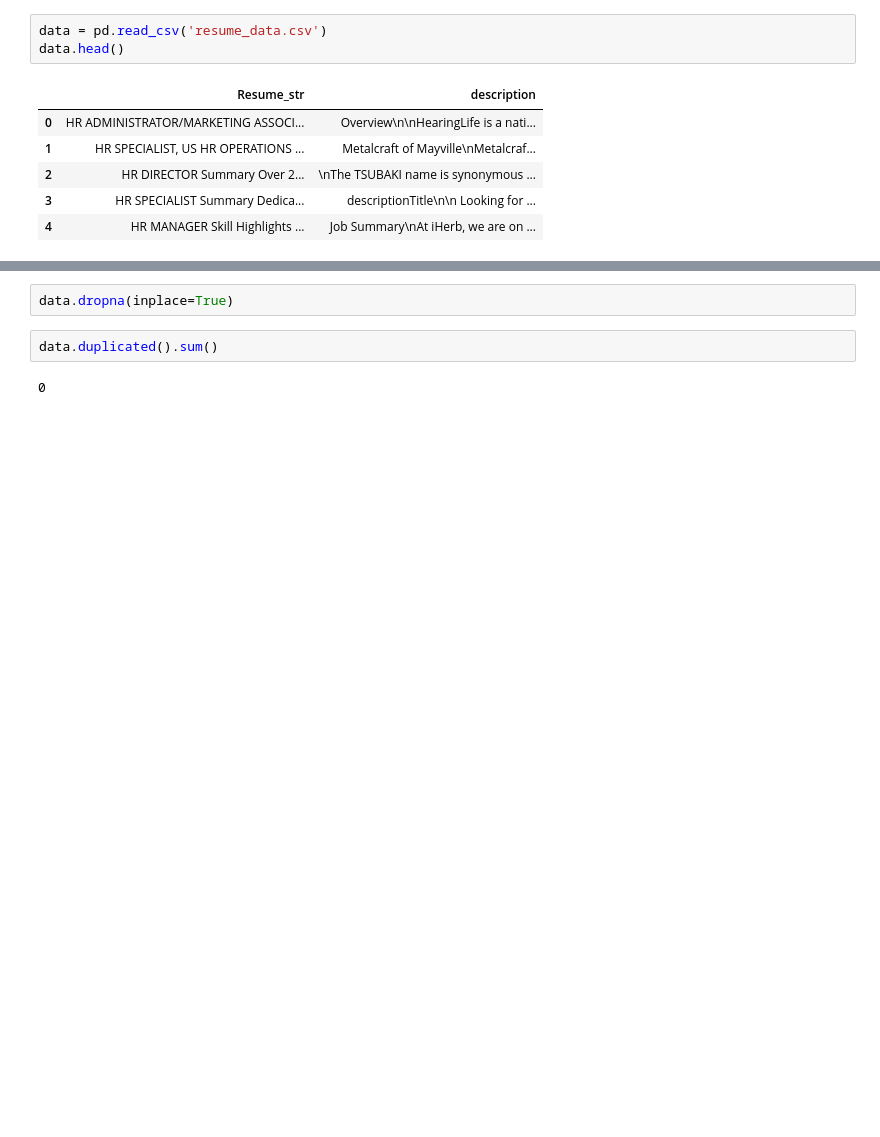
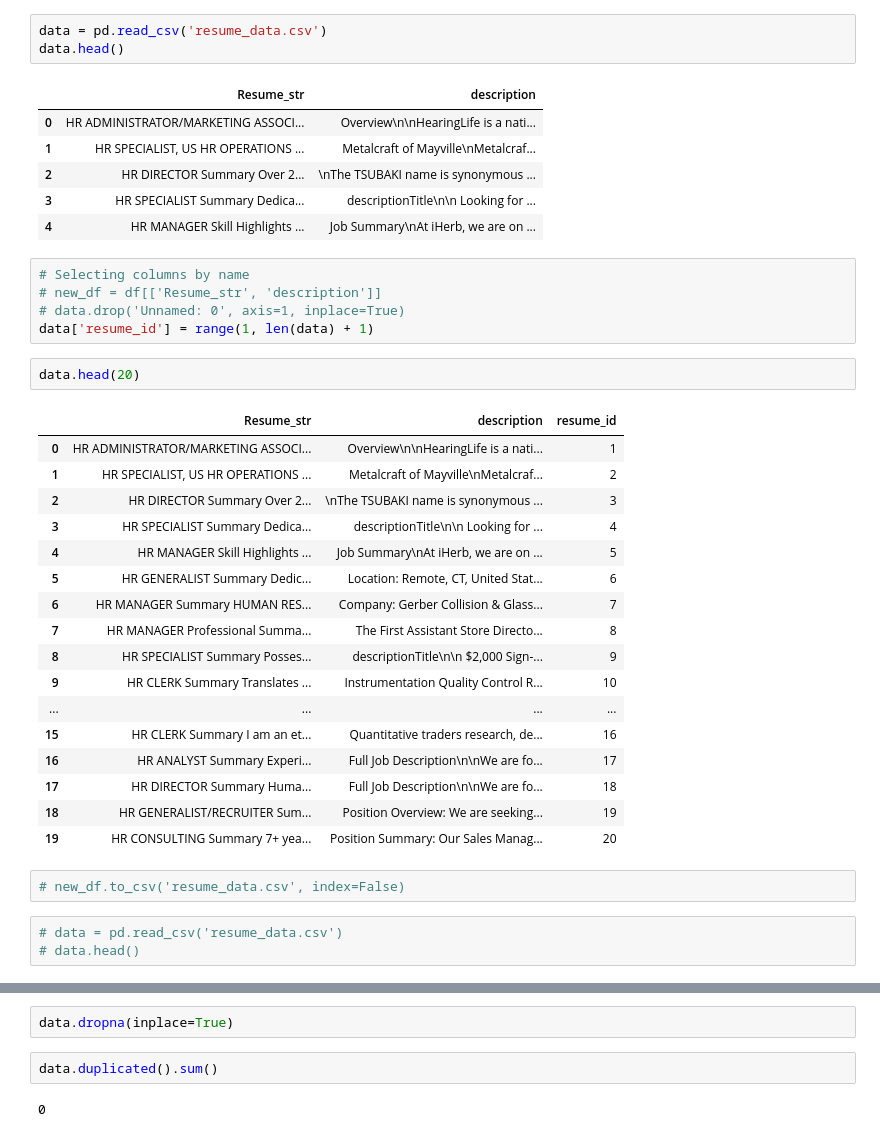
Before and after one commit to ChaitanyaParab11/63_DETR_BnB24, a Jupyter notebook: Ismail.ipynb, the cells around one changed output, grey strips where cells are left out. Saved outputs shown, nothing was run; the diff lists cells and outputs as text; blank space fills up the shorter version.

```diff
--- a/Ismail.ipynb
+++ b/Ismail.ipynb
@@ -51,6 +15,36 @@ data.head()
 | 2 | HR DIRECTOR Summary Over 2... | \nThe TSUBAKI name is synonymous ... |
 | 3 | HR SPECIALIST Summary Dedica... | descriptionTitle\n\n Looking for ... |
 | 4 | HR MANAGER Skill Highlights ... | Job Summary\nAt iHerb, we are on ... |
+# %%
+# Selecting columns by name
+# new_df = df[['Resume_str', 'description']]
+# data.drop('Unnamed: 0', axis=1, inplace=True)
+data['resume_id'] = range(1, len(data) + 1)
+# %%
+data.head(20)
+# %% [output]
+|  | Resume_str | description | resume_id |
+| 0 | HR ADMINISTRATOR/MARKETING ASSOCI... | Overview\n\nHearingLife is a nati... | 1 |
+| 1 | HR SPECIALIST, US HR OPERATIONS ... | Metalcraft of Mayville\nMetalcraf... | 2 |
+| 2 | HR DIRECTOR Summary Over 2... | \nThe TSUBAKI name is synonymous ... | 3 |
+| 3 | HR SPECIALIST Summary Dedica... | descriptionTitle\n\n Looking for ... | 4 |
+| 4 | HR MANAGER Skill Highlights ... | Job Summary\nAt iHerb, we are on ... | 5 |
+| 5 | HR GENERALIST Summary Dedic... | Location: Remote, CT, United Stat... | 6 |
+| 6 | HR MANAGER Summary HUMAN RES... | Company: Gerber Collision & Glass... | 7 |
+| 7 | HR MANAGER Professional Summa... | The First Assistant Store Directo... | 8 |
+| 8 | HR SPECIALIST Summary Posses... | descriptionTitle\n\n $2,000 Sign-... | 9 |
+| 9 | HR CLERK Summary Translates ... | Instrumentation Quality Control R... | 10 |
+| ... | ... | ... | ... |
+| 15 | HR CLERK Summary I am an et... | Quantitative traders research, de... | 16 |
+| 16 | HR ANALYST Summary Experi... | Full Job Description\n\nWe are fo... | 17 |
+| 17 | HR DIRECTOR Summary Huma... | Full Job Description\n\nWe are fo... | 18 |
+| 18 | HR GENERALIST/RECRUITER Sum... | Position Overview: We are seeking... | 19 |
+| 19 | HR CONSULTING Summary 7+ yea... | Position Summary: Our Sales Manag... | 20 |
+# %%
+# new_df.to_csv('resume_data.csv', index=False)
+# %%
+# data = pd.read_csv('resume_data.csv')
+# data.head()
 # %%
 data.isnull().sum()
 # %% [output]
```
Also changed, not shown: parts of 16 cells of this notebook.
